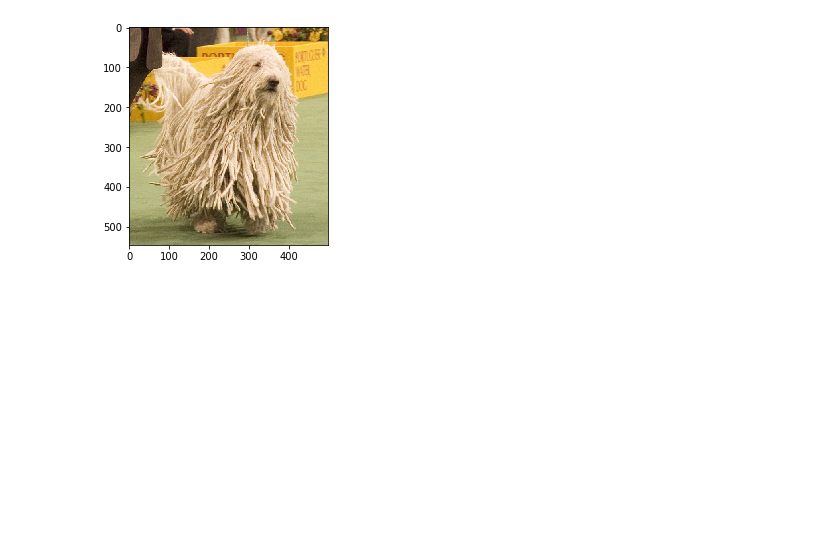
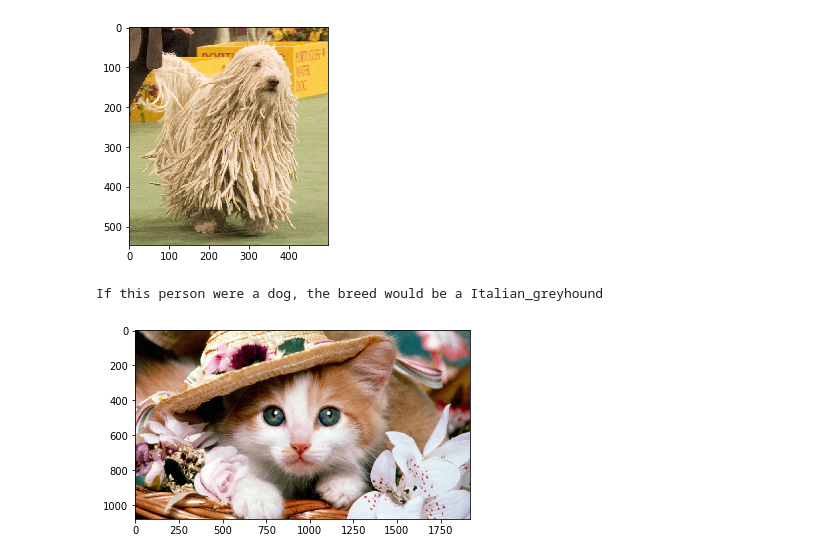
Before and after one commit to sangamek/dog-project, a Jupyter notebook: dog_app.ipynb, the cells around one changed output. Drawn from its saved outputs; the diff is of its cells as text; code cells hidden in the pictures; blank space fills up the shorter version.

```diff
--- a/dog_app.ipynb
+++ b/dog_app.ipynb
@@ -790,3 +799,8 @@ ResNet50_predict_breed('dogImages/test/094.Komondor/Komondor_06378.jpg')
 # %% [output]
 The breed of dog is a Komondor
 [figure]
+# %%
+ResNet50_predict_breed('Images/cat1.jpg')
+# %% [output]
+If this person were a dog, the breed would be a Italian_greyhound
+[figure, added]
```
Also changed, not shown: parts of 9 cells of this notebook, 1 other file.
